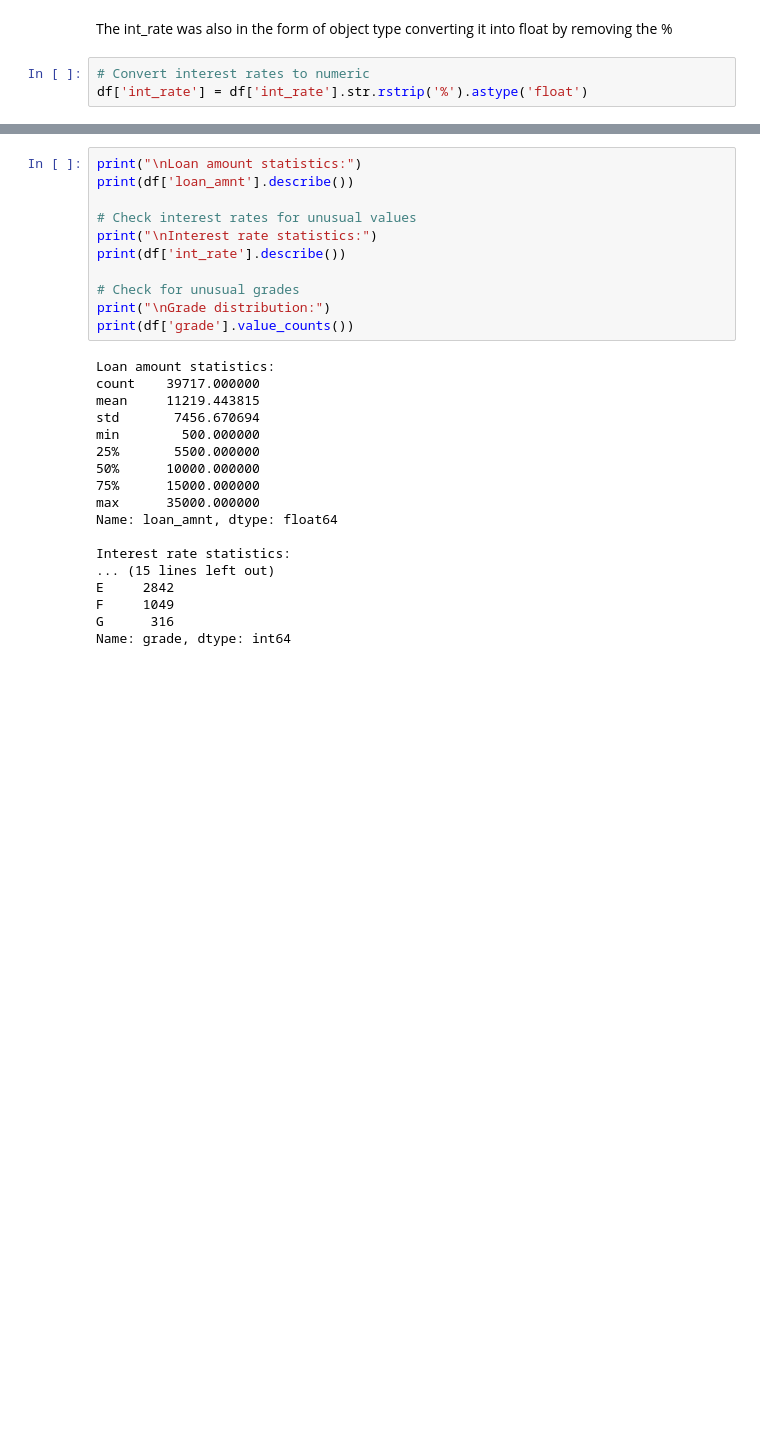
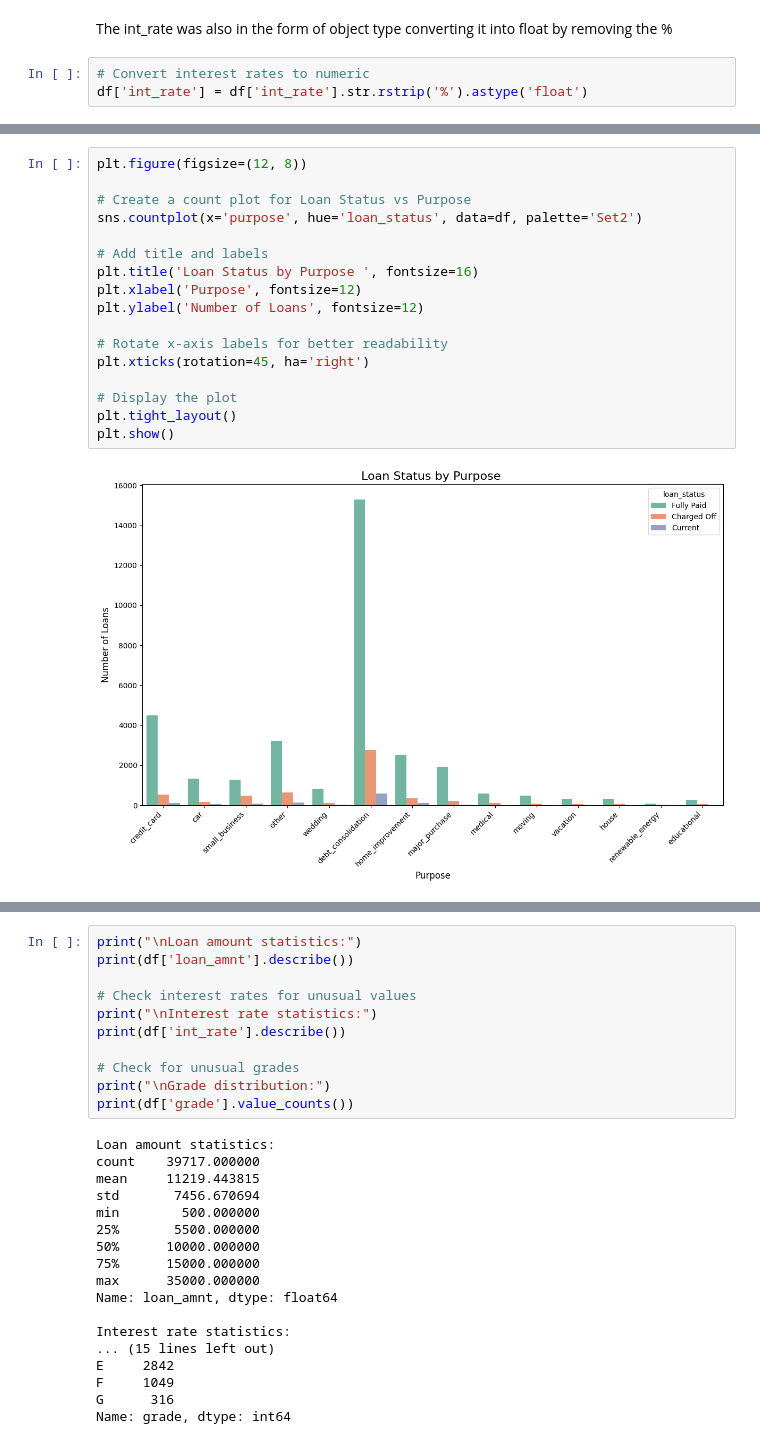
Before and after one commit to ShristiBisht/LendingClubCaseStudy, a Jupyter notebook: EDA1.ipynb, the cells around one changed output, grey strips where cells are left out. Drawn from its saved outputs; the diff is of its cells as text; blank space fills up the shorter version.

```diff
--- a/EDA1.ipynb
+++ b/EDA1.ipynb
@@ -452,0 +448,19 @@ df['int_rate'] = df['int_rate'].str.rstrip('%').astype('float')
+# %%
+plt.figure(figsize=(12, 8))
+
+# Create a count plot for Loan Status vs Purpose
+sns.countplot(x='purpose', hue='loan_status', data=df, palette='Set2')
+
+# Add title and labels
+plt.title('Loan Status by Purpose ', fontsize=16)
+plt.xlabel('Purpose', fontsize=12)
+plt.ylabel('Number of Loans', fontsize=12)
+
+# Rotate x-axis labels for better readability
+plt.xticks(rotation=45, ha='right')
+
+# Display the plot
+plt.tight_layout()
+plt.show()
+# %% [output]
+[figure, added]
```
Also changed, not shown: parts of 28 cells of this notebook.
